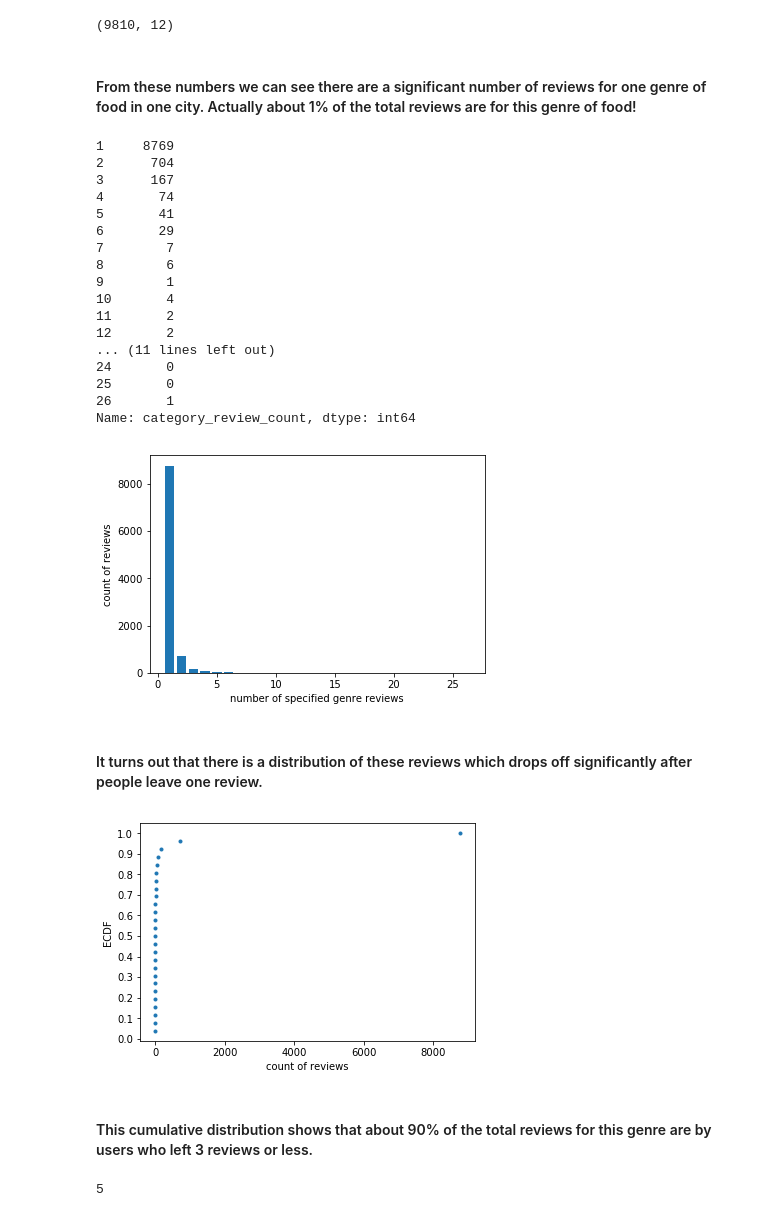
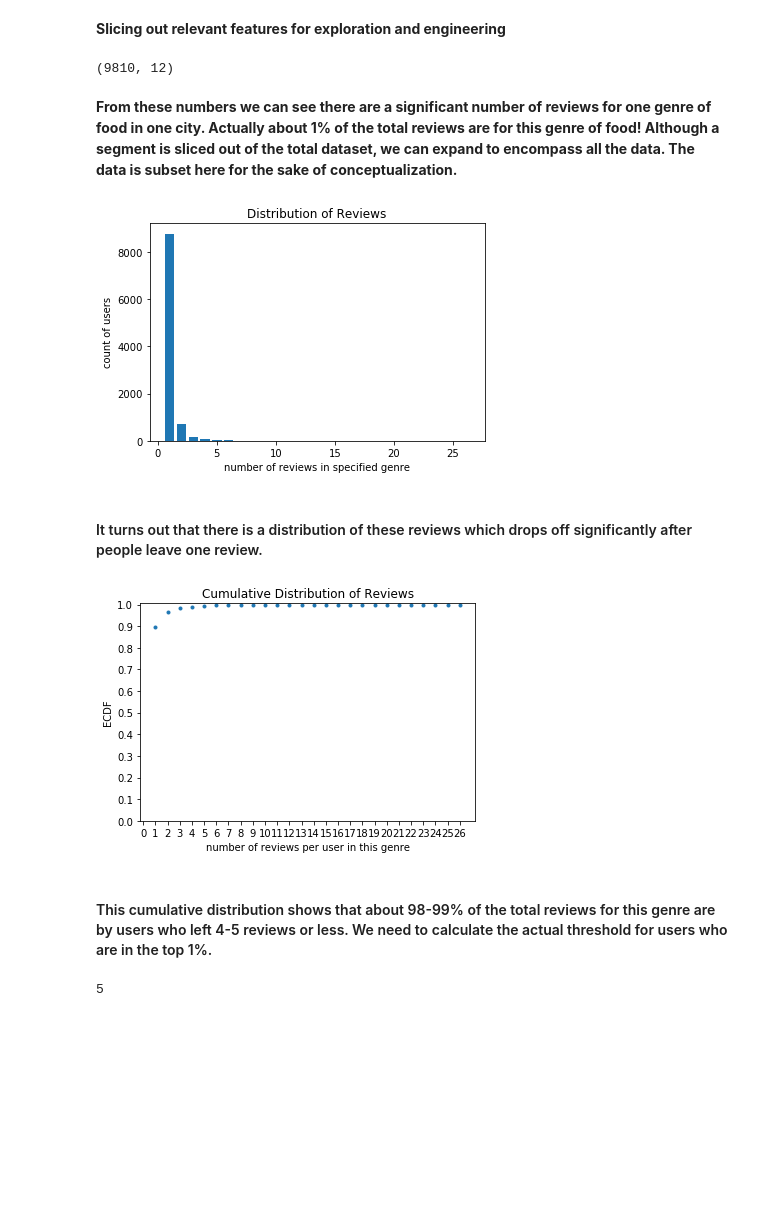
Before and after one commit to ReillyProudsworth/CapstoneOne, a Jupyter notebook: Making_Experts.ipynb, the cells around one changed output. Drawn from its saved outputs; the diff is of its cells as text; code cells hidden in the pictures; blank space fills up the shorter version.

```diff
--- a/Making_Experts.ipynb
+++ b/Making_Experts.ipynb
@@ -18,6 +33,8 @@ df.head(n=3)
 | 0 | 2aFiy99vNLklCx3T_tGS9A | 2011-10-10 | 5 | KpkOkG6RIf4Ra25Lhhxf1A | 3.67 | 0 | 0 | ... |
 | 1 | 2aFiy99vNLklCx3T_tGS9A | 2010-12-29 | 5 | bQ7fQq1otn9hKX-gXRsrgA | 4.25 | 1 | 0 | ... |
 | 2 | 2aFiy99vNLklCx3T_tGS9A | 2011-04-29 | 5 | r1NUhdNmL6yU9Bn-Yx6FTw | 3.67 | 0 | 0 | ... |
+# %% [markdown]
+**Slicing out relevant features for exploration and engineering**
 # %%
 small_df = df[['business_id', 'date', 'stars_user', 'user_id', 'review_count_user', 'city', 'name_bus', 'stars_bus', 'Restaurants', 'Mexican', 'Indian']].copy()
 # %%
@@ -31,47 +47,36 @@ user_genre_reviews.shape
 # %% [output]
 (9810, 12)
 # %% [markdown]
-#### From these numbers we can see there are a significant number of reviews for one genre of food in one city.  Actually about 1% of the total reviews are for this genre of food!
+**From these numbers we can see there are a significant number of reviews for one genre of food in one city.  Actually about 1% of the total reviews are for this genre of food!  Although a segment is sliced out of the total dataset, we can expand to encompass all the data.  The data is subset here for the sake of conceptualization.**
 # %%
 review_counts = user_genre_reviews['category_review_count'].value_counts()
 review_counts = review_counts.reindex(np.arange(1, max(user_genre_reviews['category_review_count']) + 1), fill_value=0)
-print(review_counts)
 plt.bar(np.arange(1, len(review_counts) + 1), review_counts.values)
-plt.xlabel('number of specified genre reviews')
-plt.ylabel('count of reviews')
+plt.title('Distribution of Reviews')
+plt.xlabel('number of reviews in specified genre')
+plt.ylabel('count of users')
 plt.show()
 # %% [output]
-1     8769
-2      704
-3      167
-4       74
-5       41
-6       29
-7        7
-8        6
-9        1
-10       4
-11       2
-12       2
-... (11 lines left out)
-24       0
-25       0
-26       1
-Name: category_review_count, dtype: int64
-[figure, old version]
+[figure, new version]
 # %% [markdown]
 #### It turns out that there is a distribution of these reviews which drops off significantly after people leave one review.
 # %%
-x = review_counts.sort_values()
-n = len(review_counts)
-y = np.arange(1, n + 1) / n
+review_sum = review_counts.sum()
+x = review_counts.index
+y = []
+prev_perc = 0.0
+for i in review_counts:
+    prev_perc = prev_perc + i / review_sum
+    y.append(prev_perc)
 plt.plot(x, y, marker='.', linestyle='none')
-plt.xlabel('count of reviews')
+plt.title('Cumulative Distribution of Reviews')
+plt.xlabel('number of reviews per user in this genre')
 plt.ylabel('ECDF')
+plt.xticks(np.linspace(0, len(x), len(x) + 1))
 plt.yticks(np.linspace(0, 1, 11))
 plt.show()
 # %% [output]
-[figure, old version]
+[figure, new version]
 # %% [markdown]
-#### This cumulative distribution shows that about 90% of the total reviews for this genre are by users who left 3 reviews or less.
+#### This cumulative distribution shows that about 98-99% of the total reviews for this genre are by users who left 4-5 reviews or less.  We need to calculate the actual threshold for users who are in the top 1%.
 # %%
```
Also changed, not shown: parts of 15 cells of this notebook.
